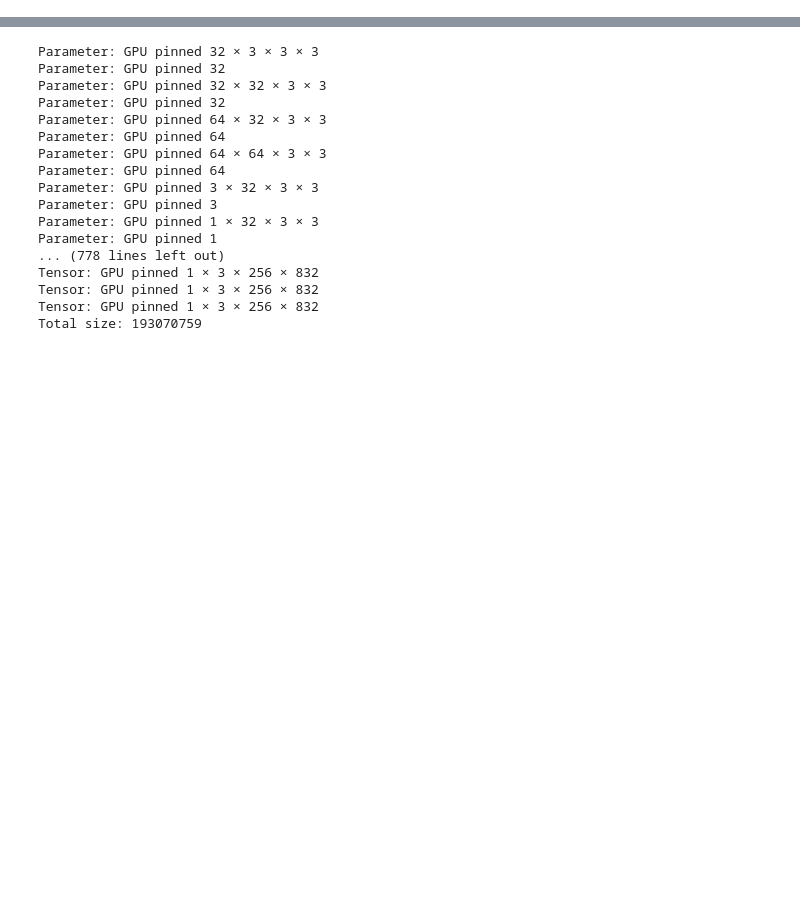
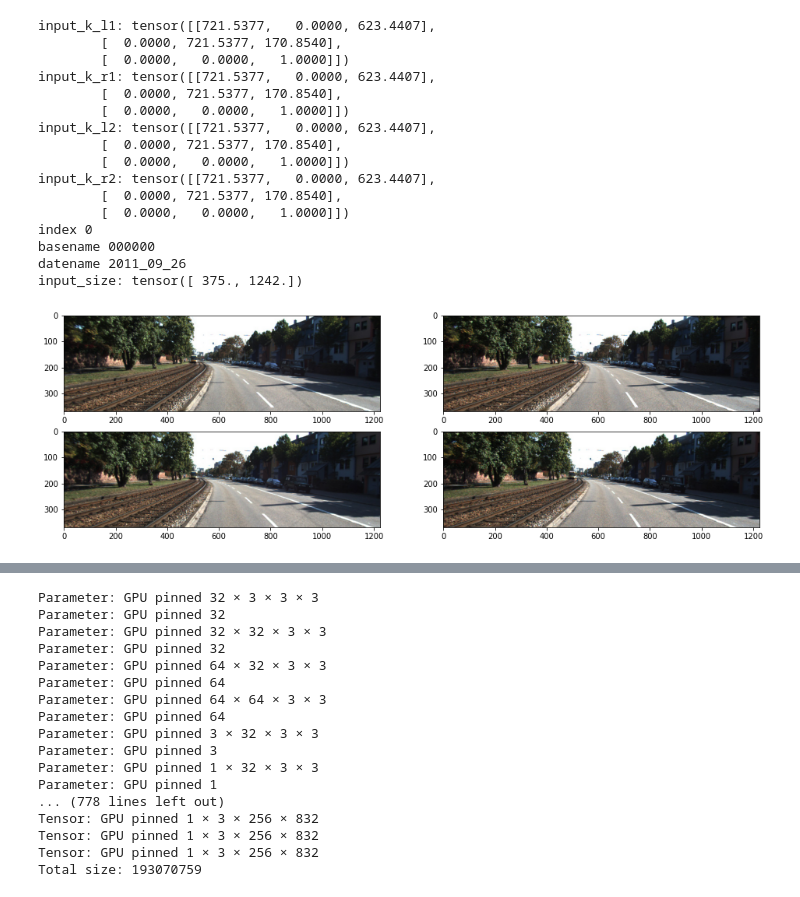
Before and after one commit to shreyas23/cnet, a Jupyter notebook: train.ipynb, the cells around one changed output, grey strips where cells are left out. Drawn from its saved outputs; the diff is of its cells as text; code cells hidden in the pictures; blank space fills up the shorter version.

```diff
--- a/train.ipynb
+++ b/train.ipynb
@@ -137,26 +32,0 @@ used     : 2.19464111328125 Gb
-# %%
-start = time()
-for i, data in enumerate(train_loader):
-    for k, v in data.items():
-        data[k] = v.cuda()
-
-    # DEBUG
-    info = nvmlDeviceGetMemoryInfo(h)
-    print(f'total    : {info.total / (1024**3)} Gb')
-    print(f'free     : {info.free / (1024**3)} Gb')
-    print(f'used     : {info.used / (1024**3)} Gb')
-
-    with torch.no_grad():
-        data = augmentation(data)
-
-    out = model(data)
-
-    # DEBUG
-    info = nvmlDeviceGetMemoryInfo(h)
-    print(f'total    : {info.total / (1024**3)} Gb')
-    print(f'free     : {info.free / (1024**3)} Gb')
-    print(f'used     : {info.used / (1024**3)} Gb')
-
-    if i == 5:
-        print((time() - start) / (i+1))
-        break
@@ -175,0 +78,36 @@ RuntimeError: cuda runtime error (77) : an illegal memory access was encountered
+# %%
+fig = plt.figure(figsize=(16, 16))
+r, c = 6, 2
+for i, (k, v) in enumerate(data.items()):
+    if type(v) == float or type(v) == int or type(v) == str:
+        print(k, v)
+        continue
+    elif len(v.shape) == 3:
+        fig.add_subplot(r, c, i+1)
+        cmap = None
+        img = v.permute(1, 2, 0)
+#         img = torch.flip(v, [2]).permute(1, 2, 0)
+        if img.shape[-1] == 1:
+            img = img.squeeze()
+            cmap = 'gray'
+        plt.imshow(img, cmap=cmap)
+    else:
+        print(f"{k}: {v}")
+# %% [output]
+input_k_l1: tensor([[721.5377,   0.0000, 623.4407],
+        [  0.0000, 721.5377, 170.8540],
+        [  0.0000,   0.0000,   1.0000]])
+input_k_r1: tensor([[721.5377,   0.0000, 623.4407],
+        [  0.0000, 721.5377, 170.8540],
+        [  0.0000,   0.0000,   1.0000]])
+input_k_l2: tensor([[721.5377,   0.0000, 623.4407],
+        [  0.0000, 721.5377, 170.8540],
+        [  0.0000,   0.0000,   1.0000]])
+input_k_r2: tensor([[721.5377,   0.0000, 623.4407],
+        [  0.0000, 721.5377, 170.8540],
+        [  0.0000,   0.0000,   1.0000]])
+index 0
+basename 000000
+datename 2011_09_26
+input_size: tensor([ 375., 1242.])
+[figure, added]
```
Also changed, not shown: parts of 9 cells of this notebook, 5 other files.
